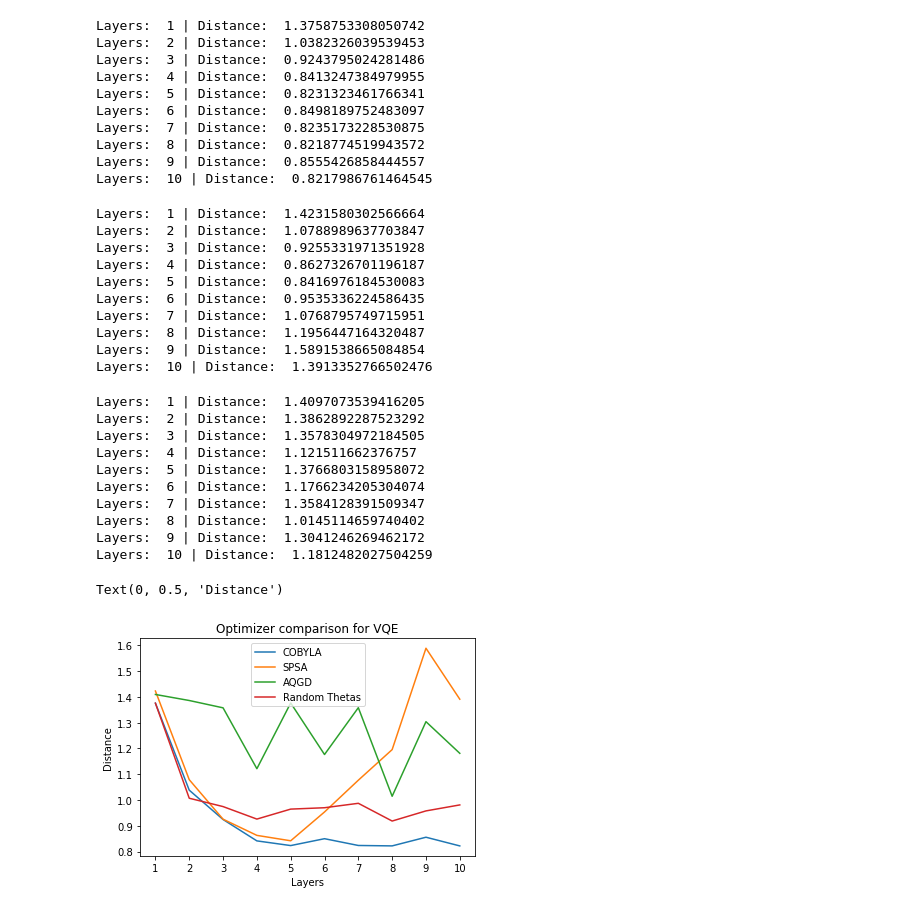
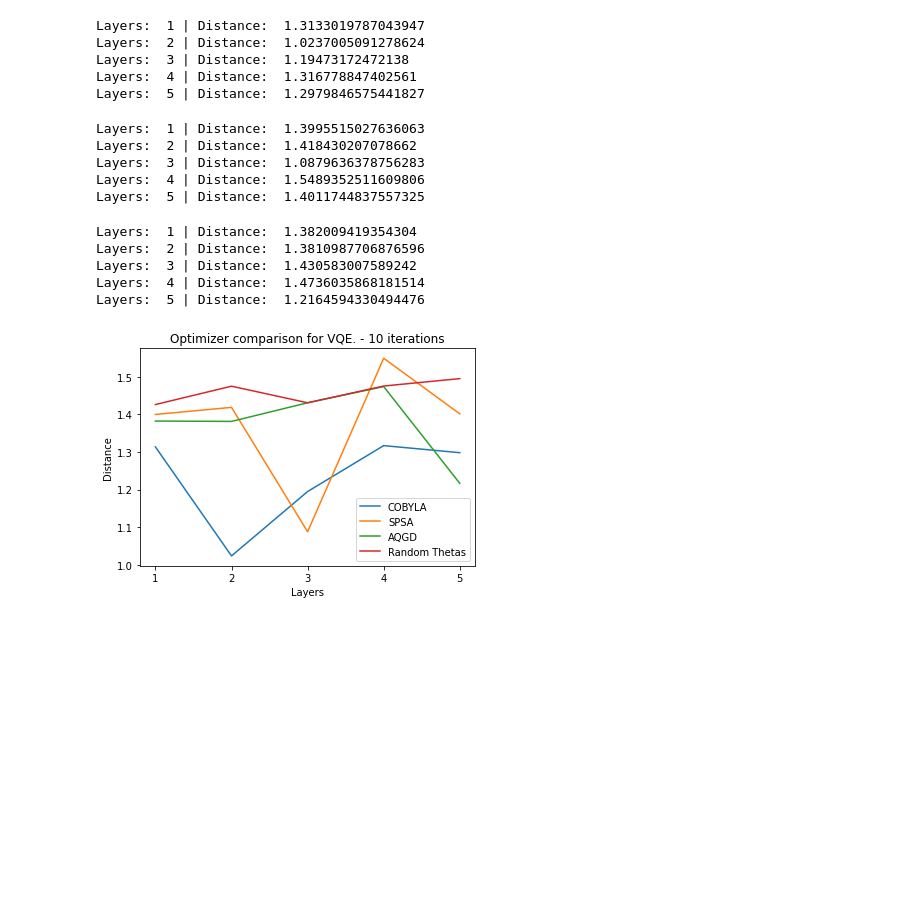
Before and after one commit to anorod/qosf_tests, a Jupyter notebook: QOSF_Task1.ipynb, the cells around one changed output. Saved outputs shown, nothing was run; the diff lists cells and outputs as text; code cells hidden in the pictures; blank space fills up the shorter version.

Commit message:
Examples of output graphs and added bonus question for dynamic rotations. Fine tuned hyperparameters for speed

```diff
--- a/QOSF_Task1.ipynb
+++ b/QOSF_Task1.ipynb
@@ -110,17 +211,20 @@ q_3: ┤3                        ├┤3                         ├»
 # %%
 random_results = []
+start_time = time.time()
 
 for layers in list(range(1, L+1)):
     CURRENT_LAYER = layers
     optimization_results = []
 
     for i in range(ITERATIONS):
-        thetas = get_random_thetas(layers * 2)
-        psi_theta = run_circuit(thetas)
+        psi_theta = run_circuit(THETAS)
         optimization_results.append(np.linalg.norm(psi_theta - PHI.data))
 
     distance = min(optimization_results)
 
     print("Layers: ",layers, "| Distance: ",distance)
     random_results.append(distance)
+
+end_time = time.time()
+CALCULATION_TIMES["random"] = end_time - start_time
 # %% [output]
@@ -139,11 +238,12 @@ Layers:  10 | Distance:  0.9809288242718787
 from qiskit.aqua.components.optimizers import COBYLA
 
 cobyla_results = []
+start_time = time.time()
 optimizer = COBYLA(maxiter=ITERATIONS, tol=0.0001, rhobeg=0.3)
 
 for layers in list(range(1, L+1)):
     CURRENT_LAYER = layers
-    params = get_random_thetas(layers * 2)
+    params = THETAS[:CURRENT_LAYER*2]
     bounds = []
     for t in params: bounds.append((0, 2*np.pi))
 
@@ -154,27 +254,26 @@ for layers in list(range(1, L+1)):
     psi_theta = run_circuit(ret[0])
     print("Layers: ",layers,"| Distance: ",ret[1])
     cobyla_results.append(ret[1])
+
+end_time = time.time()
+CALCULATION_TIMES["COBYLA"] = end_time - start_time
 # %% [output]
-Layers:  1 | Distance:  1.3758753308050742
-Layers:  2 | Distance:  1.0382326039539453
-Layers:  3 | Distance:  0.9243795024281486
-Layers:  4 | Distance:  0.8413247384979955
-Layers:  5 | Distance:  0.8231323461766341
-Layers:  6 | Distance:  0.8498189752483097
-Layers:  7 | Distance:  0.8235173228530875
-Layers:  8 | Distance:  0.8218774519943572
-Layers:  9 | Distance:  0.8555426858444557
-Layers:  10 | Distance:  0.8217986761464545
+Layers:  1 | Distance:  1.3133019787043947
+Layers:  2 | Distance:  1.0237005091278624
+Layers:  3 | Distance:  1.19473172472138
+Layers:  4 | Distance:  1.316778847402561
+Layers:  5 | Distance:  1.2979846575441827
 # %%
 ## Trial with SPSA
 from qiskit.aqua.components.optimizers import SPSA
 
 spsa_results = []
+start_time = time.time()
 optimizer = SPSA(maxiter=ITERATIONS, c0=0.03, c1=0.01)
 
 for layers in list(range(1, L+1)):
     CURRENT_LAYER = layers
-    params = get_random_thetas(layers * 2)
+    params = THETAS[:CURRENT_LAYER*2]
     bounds = []
     for t in params: bounds.append((0, 2*np.pi))
 
@@ -185,27 +284,26 @@ for layers in list(range(1, L+1)):
     psi_theta = run_circuit(ret[0])
     print("Layers: ",layers, "| Distance: ",ret[1])
     spsa_results.append(ret[1])
+
+end_time = time.time()
+CALCULATION_TIMES["SPSA"] = end_time - start_time
 # %% [output]
-Layers:  1 | Distance:  1.4231580302566664
-Layers:  2 | Distance:  1.0788989637703847
-Layers:  3 | Distance:  0.9255331971351928
-Layers:  4 | Distance:  0.8627326701196187
-Layers:  5 | Distance:  0.8416976184530083
-Layers:  6 | Distance:  0.9535336224586435
-Layers:  7 | Distance:  1.0768795749715951
-Layers:  8 | Distance:  1.1956447164320487
-Layers:  9 | Distance:  1.5891538665084854
-Layers:  10 | Distance:  1.3913352766502476
+Layers:  1 | Distance:  1.3995515027636063
+Layers:  2 | Distance:  1.418430207078662
+Layers:  3 | Distance:  1.0879636378756283
+Layers:  4 | Distance:  1.5489352511609806
+Layers:  5 | Distance:  1.4011744837557325
 # %%
 ## Trial with AQGD
 from qiskit.aqua.components.optimizers import AQGD
 
 aqgd_results = []
-optimizer = AQGD(maxiter=ITERATIONS, tol=0.0001, eta=0.01)
+start_time = time.time()
+optimizer = AQGD(maxiter=ITERATIONS, tol=0.0001, eta=0.9, momentum=0.9)
 
 for layers in list(range(1, L+1)):
     CURRENT_LAYER = layers
-    params = get_random_thetas(layers * 2)
+    params = THETAS[:CURRENT_LAYER*2]
     bounds = []
     for t in params: bounds.append((0, 2*np.pi))
 
@@ -216,30 +314,28 @@ for layers in list(range(1, L+1)):
     psi_theta = run_circuit(ret[0])
     print("Layers: ",layers, "| Distance: ",ret[1])
     aqgd_results.append(ret[1])
+
+end_time = time.time()
+CALCULATION_TIMES["AQGD"] = end_time - start_time
 # %% [output]
-Layers:  1 | Distance:  1.4097073539416205
-Layers:  2 | Distance:  1.3862892287523292
-Layers:  3 | Distance:  1.3578304972184505
-Layers:  4 | Distance:  1.121511662376757
-Layers:  5 | Distance:  1.3766803158958072
-Layers:  6 | Distance:  1.1766234205304074
-Layers:  7 | Distance:  1.3584128391509347
-Layers:  8 | Distance:  1.0145114659740402
-Layers:  9 | Distance:  1.3041246269462172
-Layers:  10 | Distance:  1.1812482027504259
+Layers:  1 | Distance:  1.382009419354304
+Layers:  2 | Distance:  1.3810987706876596
+Layers:  3 | Distance:  1.430583007589242
+Layers:  4 | Distance:  1.4736035868181514
+Layers:  5 | Distance:  1.2164594330494476
 # %%
 # Evaluating all optimizers
 
 x_axis = list(range(1, L+1))
 plt.xticks(x_axis)
 plt.plot(x_axis, cobyla_results, label="COBYLA")
 plt.plot(x_axis, spsa_results, label="SPSA")
 plt.plot(x_axis, aqgd_results, label="AQGD")
 plt.plot(x_axis, random_results, label="Random Thetas")
-plt.title('Optimizer comparison for VQE')
+plt.title('Optimizer comparison for VQE. - '+ str(ITERATIONS) +" iterations")
 plt.legend()
 plt.xlabel('Layers')
 plt.ylabel('Distance')
+plt.savefig('Optimizer_Benchmark_'+ str(time.time()) + '_Iterations_'+str(ITERATIONS)+'_Odd'+ODD_GATES_ROTATION+'_Even'+EVEN_GATES_ROTATION+EVEN_GATES_ENTANGLER+'.png')
 # %% [output]
-Text(0, 0.5, 'Distance')
-[figure, old version]
+[figure, new version]
```
Also changed, not shown: parts of 19 cells of this notebook, 7 other files.
